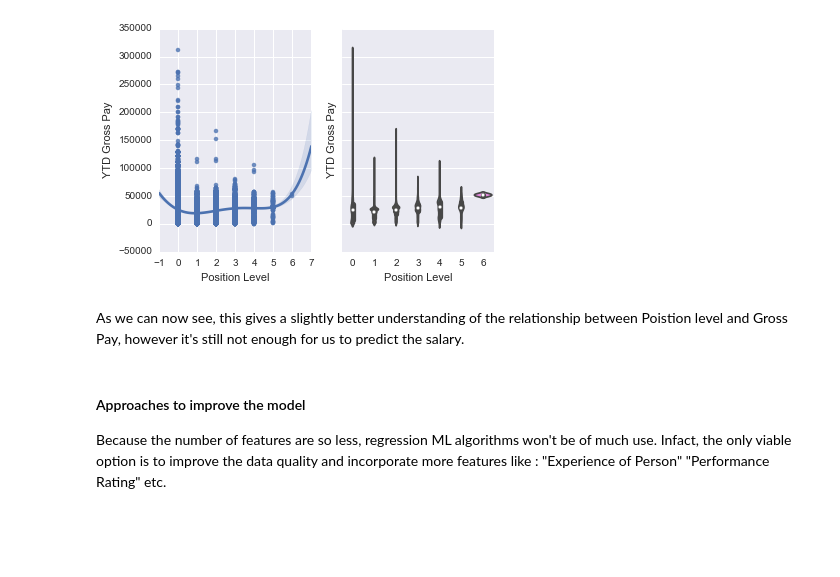
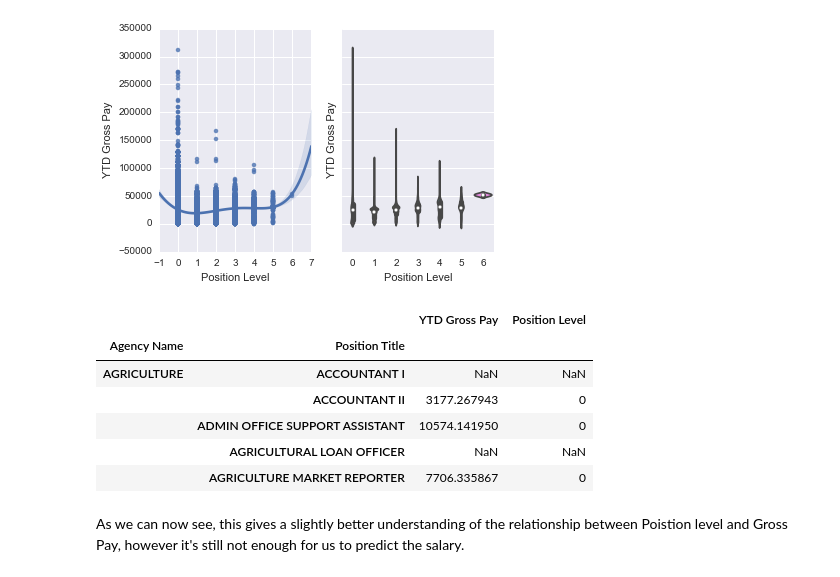
Before and after one commit to eggman89/iPythonNotebooks, a Jupyter notebook: State of Missour - Salary/2015 - State of Missouri.ipynb, the cells around one changed output. Drawn from its saved outputs; the diff is of its cells as text; code cells hidden in the pictures; blank space fills up the shorter version.

```diff
--- a/State of Missour - Salary/2015 - State of Missouri.ipynb
+++ b/State of Missour - Salary/2015 - State of Missouri.ipynb
@@ -290,9 +322,17 @@ sns.violinplot(salary_cond_df['Position Level'],salary_cond_df['YTD Gross Pay'],
 # %% [output]
 <matplotlib.axes._subplots.AxesSubplot at 0x...>
 [figure]
+# %%
+mean_df = salary_cond_df.groupby(['Agency Name', 'Position Title'], as_index= False).mean()
+std_df = salary_cond_df.groupby(['Agency Name', 'Position Title']).std()
+std_df.head()
+# %% [output]
+|  |  | YTD Gross Pay | Position Level |
+| Agency Name | Position Title |  |  |
+| AGRICULTURE | ACCOUNTANT I | NaN | NaN |
+|  | ACCOUNTANT II | 3177.267943 | 0 |
+|  | ADMIN OFFICE SUPPORT ASSISTANT | 10574.141950 | 0 |
+|  | AGRICULTURAL LOAN OFFICER | NaN | NaN |
+|  | AGRICULTURE MARKET REPORTER | 7706.335867 | 0 |
 # %% [markdown]
 As we can now see, this gives a slightly better understanding of the relationship between Poistion level and Gross Pay, however it's still not enough for us to predict the salary.
-# %% [markdown]
-#### Approaches to improve the model
-
-Because the number of features are so less, regression ML algorithms won't be of much use. Infact, the only viable option is to improve the data quality and incorporate more features like : "Experience of Person" "Performance Rating" etc.
```
Also changed, not shown: parts of 7 cells of this notebook.
